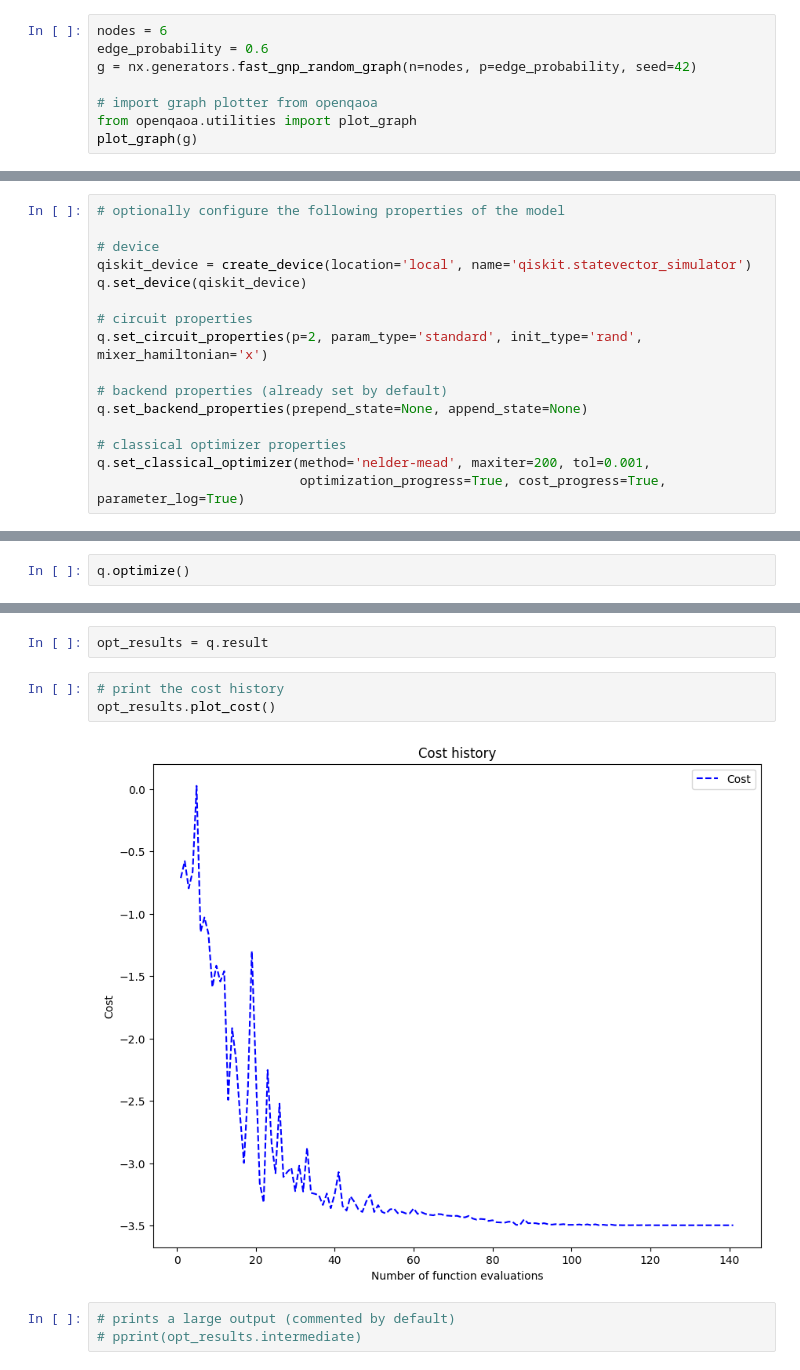
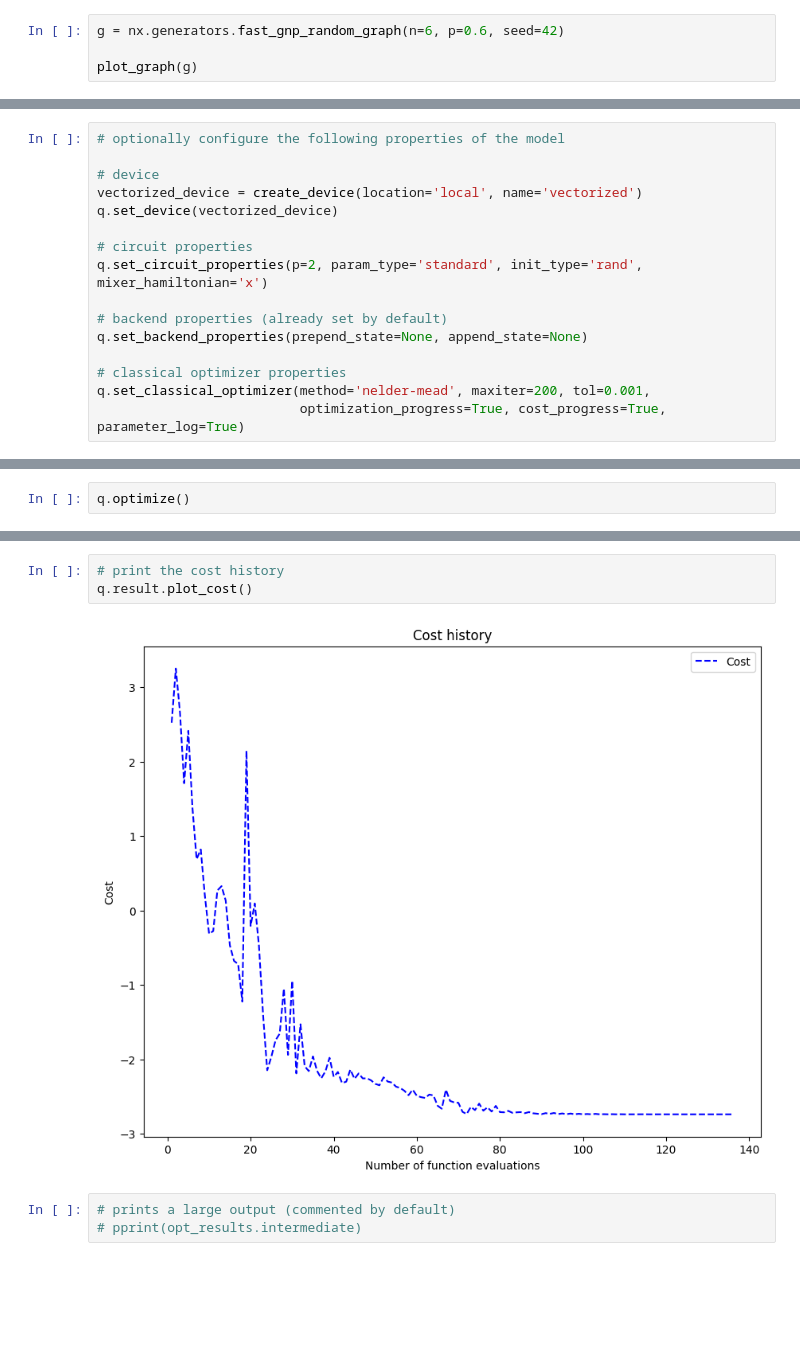
Before and after one commit to entropicalabs/openqaoa, a Jupyter notebook: examples/01_workflows_example.ipynb, the cells around one changed output, grey strips where cells are left out. Cells and saved outputs as stored; diff of their text form; blank space fills up the shorter version.

```diff
--- a/examples/01_workflows_example.ipynb
+++ b/examples/01_workflows_example.ipynb
@@ -41,12 +36,8 @@ For this, we first:
 - create a random graph using the `networkx` module
 - using the MaximumCut problem class, we translate into the QUBO formalism to optimize with QAOA
 # %%
-nodes = 6
-edge_probability = 0.6
-g = nx.generators.fast_gnp_random_graph(n=nodes, p=edge_probability, seed=42)
+g = nx.generators.fast_gnp_random_graph(n=6, p=0.6, seed=42)
 
-# import graph plotter from openqaoa
-from openqaoa.utilities import plot_graph
 plot_graph(g)
 # %% [output]
 [figure]
@@ -121,8 +120,8 @@ q = QAOA()
 # optionally configure the following properties of the model
 
 # device
-qiskit_device = create_device(location='local', name='qiskit.statevector_simulator')
-q.set_device(qiskit_device)
+vectorized_device = create_device(location='local', name='vectorized')
+q.set_device(vectorized_device)
 
 # circuit properties
 q.set_circuit_properties(p=2, param_type='standard', init_type='rand', mixer_hamiltonian='x')
@@ -147,10 +146,8 @@ q.optimize()
-# %%
-opt_results = q.result
 # %%
 # print the cost history
-opt_results.plot_cost()
+q.result.plot_cost()
 # %% [output]
-[figure, old version]
+[figure, new version]
 # %%
 # prints a large output (commented by default)
 # pprint(opt_results.intermediate)
```
Also changed, not shown: parts of 18 cells of this notebook.
